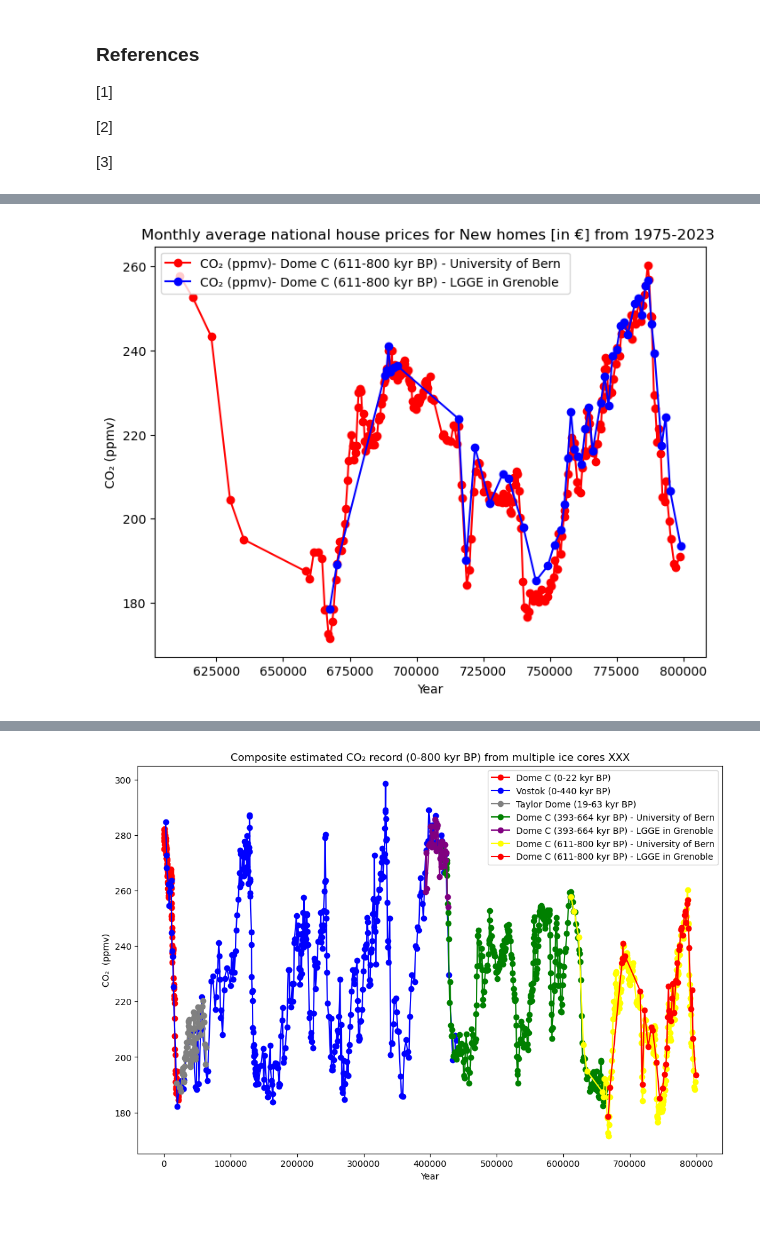
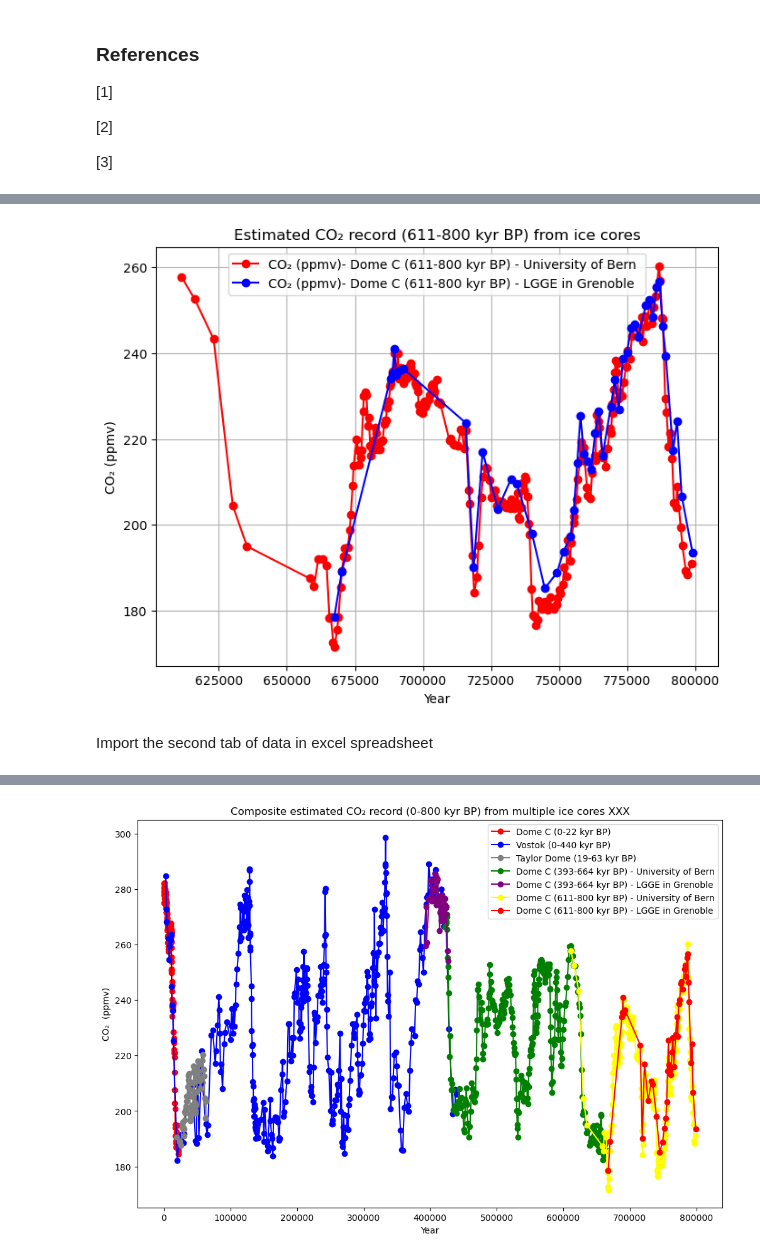
Before and after one commit to shanekeenan/prog_data_analysis, a Jupyter notebook: project2.ipynb, the cells around one changed output, grey strips where cells are left out. Saved outputs shown, nothing was run; the diff lists cells and outputs as text; code cells hidden in the pictures; blank space fills up the shorter version.

```diff
--- a/project2.ipynb
+++ b/project2.ipynb
@@ -93 +88,15 @@ df = pd.read_excel(r"C:\\Users\\shane\\Desktop\\HDip in Data Analytics\\Semester
+# %%
+# header data for file
+# Dome C (611-800 kyr BP)
+# Lüthi et al. (sub)
+# University of Bern				LGGE in Grenoble
+
+# how to use relative path
+#https://stackoverflow.com/questions/1270951/how-to-refer-to-relative-paths-of-resources-when-working-with-a-code-repository
+current_directory = os.getcwd()
+# relative path from the notebook to the Excel file
+relative_path = "data\\project2\\41586_2008_BFnature06949_MOESM31_ESM.xls"
+# Join the two
+file_path = os.path.join(current_directory, relative_path)
+df = pd.read_excel(file_path, sheet_name="1.  new CO2 data", header = 6)
 # %%
@@ -121,14 +121,17 @@ df.describe()
 # %%
 #https://www.geeksforgeeks.org/how-to-print-superscript-and-subscript-in-python/
 
 fig, ax = plt.subplots(figsize=(8, 6))
 plt.plot(df['EDC3_gas_a (yr)'], df['CO2 (ppmv)'], color='red', label='CO\u2082 (ppmv)- Dome C (611-800 kyr BP) - University of Bern ', marker = 'o')
 plt.plot(df['EDC3_gas_a (yr).1'], df['CO2 (ppmv).1'], color='Blue', label='CO\u2082 (ppmv)- Dome C (611-800 kyr BP) - LGGE in Grenoble',marker = 'o')
 plt.xlabel('Year')
 plt.ylabel('CO\u2082 (ppmv)')
-plt.title('Monthly average national house prices for New homes [in \u20AC] from 1975-2023 ')
-plt.legend(loc="upper left")
+plt.title('Estimated CO\u2082 record (611-800 kyr BP) from ice cores')
+plt.legend(loc="upper center")
+plt.grid(True)
 plt.show()
 # %% [output]
-[figure, old version]
+[figure, new version]
+# %% [markdown]
+Import the second tab of data in excel spreadsheet
 # %%
```
Also changed, not shown: parts of 19 cells of this notebook, 21 other files.
